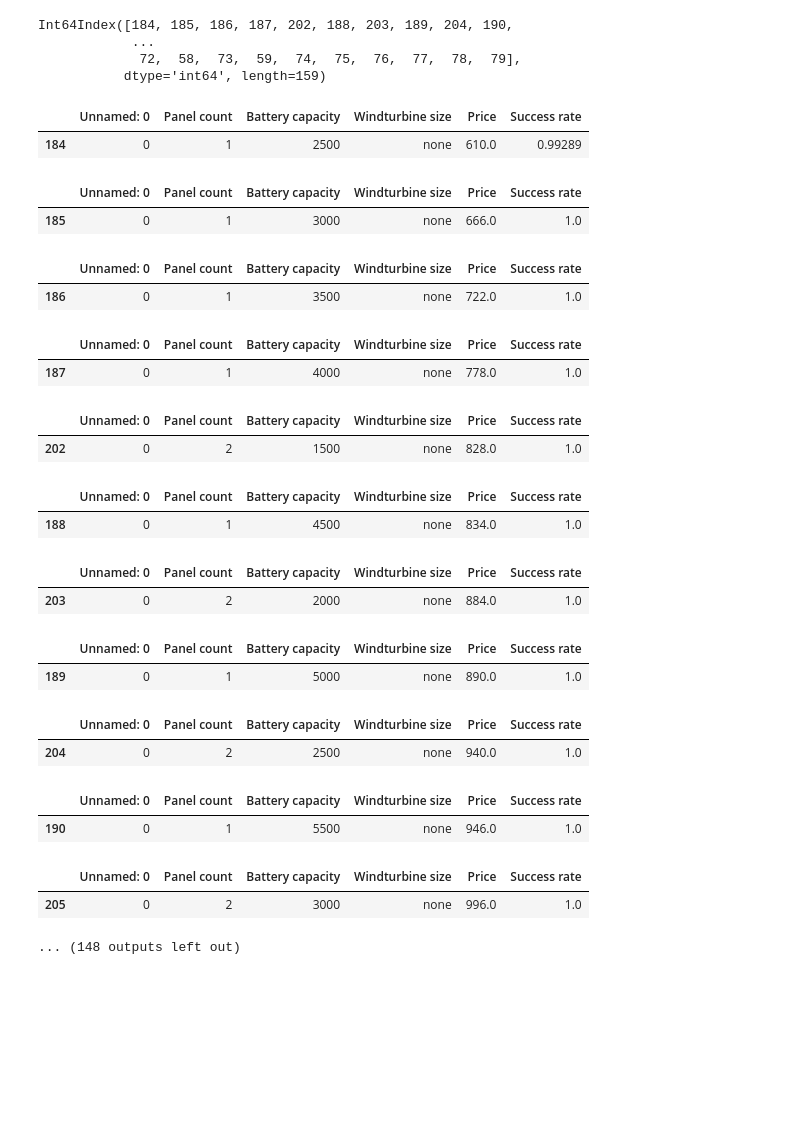
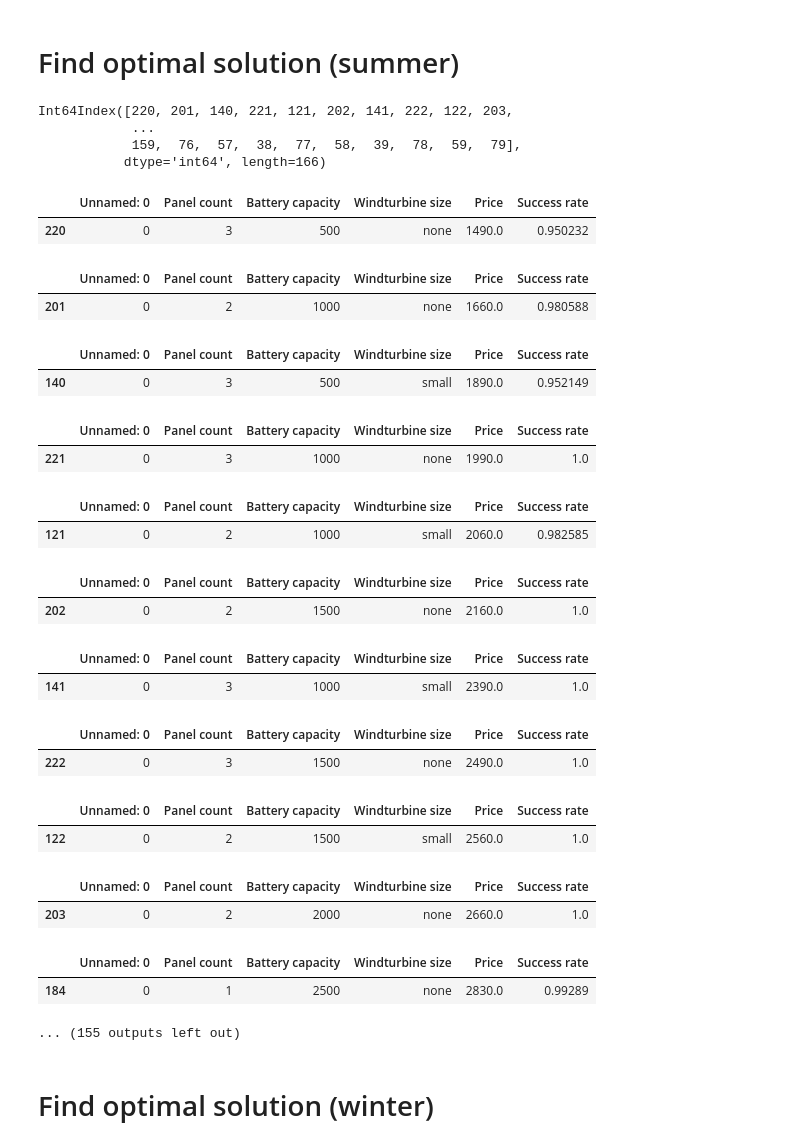
Before and after one commit to jkayenberg/theReCCo, a Jupyter notebook: plot_results.ipynb, the cells around one changed output. Cells and saved outputs as stored; diff of their text form; code cells hidden in the pictures; blank space fills up the shorter version.

```diff
--- a/plot_results.ipynb
+++ b/plot_results.ipynb
@@ -4,10 +13,10 @@ import pandas as pd
 # %%
 # Import summer / winter results
 
-with open("results/results_summer.csv", "r") as csvfile:
+with open("results/results_summer_highbatteryprice.csv", "r") as csvfile:
     results_summer = pd.read_csv(csvfile)
 
-with open("results/results_winter.csv", "r") as csvfile:
+with open("results/results_winter_highbatteryprice.csv", "r") as csvfile:
     results_winter = pd.read_csv(csvfile)
 
 results_summer = results_summer.sort_values("Price")
@@ -58,42 +136,46 @@ plt.show()
+# %% [markdown]
+# Find optimal solution (summer)
 # %%
 # Find optimal solution (summer)
 
 i = results_summer.index
-index = results_summer["Success rate"] > 0.99
+index = results_summer["Success rate"] > 0.95
 optimal_result_s = i[index]
 optimal_result_s.tolist()
 print(optimal_result_s)
 
 for i in optimal_result_s:
     display(results_summer.loc[[i]])
 # %% [output]
-Int64Index([184, 185, 186, 187, 202, 188, 203, 189, 204, 190,
+Int64Index([220, 201, 140, 221, 121, 202, 141, 222, 122, 203,
             ...
-             72,  58,  73,  59,  74,  75,  76,  77,  78,  79],
-           dtype='int64', length=159)
+            159,  76,  57,  38,  77,  58,  39,  78,  59,  79],
+           dtype='int64', length=166)
 |  | Unnamed: 0 | Panel count | Battery capacity | Windturbine size | Price | Success rate |
-| 184 | 0 | 1 | 2500 | none | 610.0 | 0.99289 |
+| 220 | 0 | 3 | 500 | none | 1490.0 | 0.950232 |
 |  | Unnamed: 0 | Panel count | Battery capacity | Windturbine size | Price | Success rate |
-| 185 | 0 | 1 | 3000 | none | 666.0 | 1.0 |
+| 201 | 0 | 2 | 1000 | none | 1660.0 | 0.980588 |
 |  | Unnamed: 0 | Panel count | Battery capacity | Windturbine size | Price | Success rate |
-| 186 | 0 | 1 | 3500 | none | 722.0 | 1.0 |
+| 140 | 0 | 3 | 500 | small | 1890.0 | 0.952149 |
 |  | Unnamed: 0 | Panel count | Battery capacity | Windturbine size | Price | Success rate |
-| 187 | 0 | 1 | 4000 | none | 778.0 | 1.0 |
+| 221 | 0 | 3 | 1000 | none | 1990.0 | 1.0 |
 |  | Unnamed: 0 | Panel count | Battery capacity | Windturbine size | Price | Success rate |
-| 202 | 0 | 2 | 1500 | none | 828.0 | 1.0 |
+| 121 | 0 | 2 | 1000 | small | 2060.0 | 0.982585 |
 |  | Unnamed: 0 | Panel count | Battery capacity | Windturbine size | Price | Success rate |
-| 188 | 0 | 1 | 4500 | none | 834.0 | 1.0 |
+| 202 | 0 | 2 | 1500 | none | 2160.0 | 1.0 |
 |  | Unnamed: 0 | Panel count | Battery capacity | Windturbine size | Price | Success rate |
-| 203 | 0 | 2 | 2000 | none | 884.0 | 1.0 |
+| 141 | 0 | 3 | 1000 | small | 2390.0 | 1.0 |
 |  | Unnamed: 0 | Panel count | Battery capacity | Windturbine size | Price | Success rate |
-| 189 | 0 | 1 | 5000 | none | 890.0 | 1.0 |
+| 222 | 0 | 3 | 1500 | none | 2490.0 | 1.0 |
 |  | Unnamed: 0 | Panel count | Battery capacity | Windturbine size | Price | Success rate |
-| 204 | 0 | 2 | 2500 | none | 940.0 | 1.0 |
+| 122 | 0 | 2 | 1500 | small | 2560.0 | 1.0 |
 |  | Unnamed: 0 | Panel count | Battery capacity | Windturbine size | Price | Success rate |
-| 190 | 0 | 1 | 5500 | none | 946.0 | 1.0 |
+| 203 | 0 | 2 | 2000 | none | 2660.0 | 1.0 |
 |  | Unnamed: 0 | Panel count | Battery capacity | Windturbine size | Price | Success rate |
-| 205 | 0 | 2 | 3000 | none | 996.0 | 1.0 |
+| 184 | 0 | 1 | 2500 | none | 2830.0 | 0.99289 |
-... (148 outputs left out)
+... (155 outputs left out)
+# %% [markdown]
+# Find optimal solution (winter)
 # %%
 # Find optimal solution (winter)
 
```
Also changed, not shown: parts of 11 cells of this notebook.
